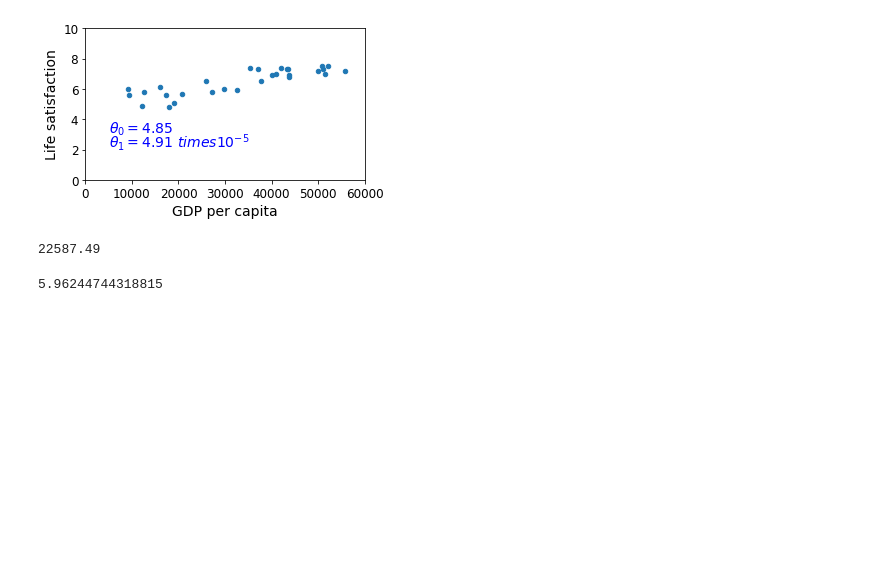
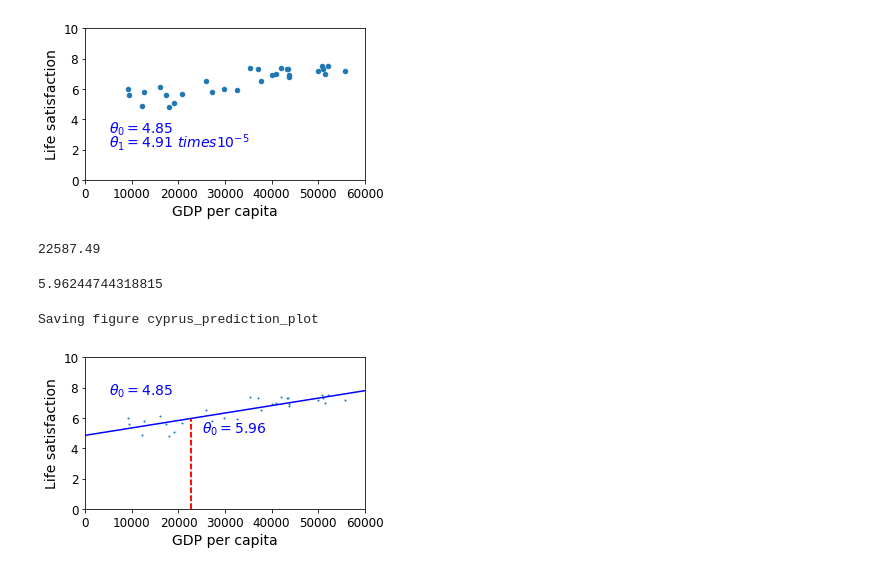
Before and after one commit to ShehanAT/Handson_ML, a Jupyter notebook: practical/01_the_machine_learning_landscape.ipynb, the cells around one changed output. Cells and saved outputs as stored; diff of their text form; code cells hidden in the pictures; blank space fills up the shorter version.

```diff
--- a/practical/01_the_machine_learning_landscape.ipynb
+++ b/practical/01_the_machine_learning_landscape.ipynb
@@ -274,12 +274,15 @@ cyprus_predicted_life_satisfaction
 # %%
 sample_data.plot(kind='scatter', x='GDP per capita', y='Life satisfaction', figsize=(5,3), s=1)
 X = np.linspace(0, 60000, 1000)
 plt.plot(X, t0 + t1*X, "b")
 plt.axis([0, 60000, 0, 10])
 plt.text(5000, 7.5, r"$\theta_0 = 4.85$", fontsize=14, color="b")
-plt.plot([cyprus_gdp_per_capta, cyprus_gdp_per_capita], [0, cyprus_predicted_life_satisfaction], "r--")
+plt.plot([cyprus_gdp_per_capita, cyprus_gdp_per_capita], [0, cyprus_predicted_life_satisfaction], "r--")
 plt.plot([cyprus_gdp_per_capita, cyprus_gdp_per_capita], [0, cyprus_predicted_life_satisfaction], "r--")
 plt.text(25000, 5.0, r"$\theta_0 = 5.96$", fontsize=14, color="b")
 plt.plot(cyprus_gdp_per_capita, cyprus_gdp_per_capita, "ro")
 save_fig('cyprus_prediction_plot')
 plt.show()
+# %% [output]
+Saving figure cyprus_prediction_plot
+[figure, added]
```
Also changed, not shown: 1 other file.
